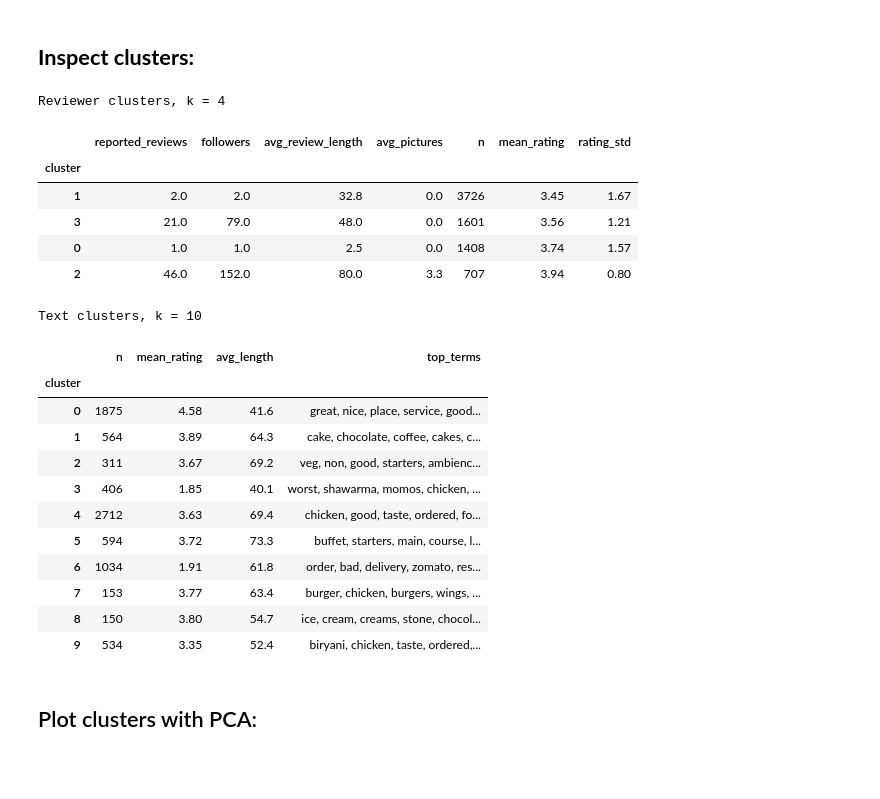
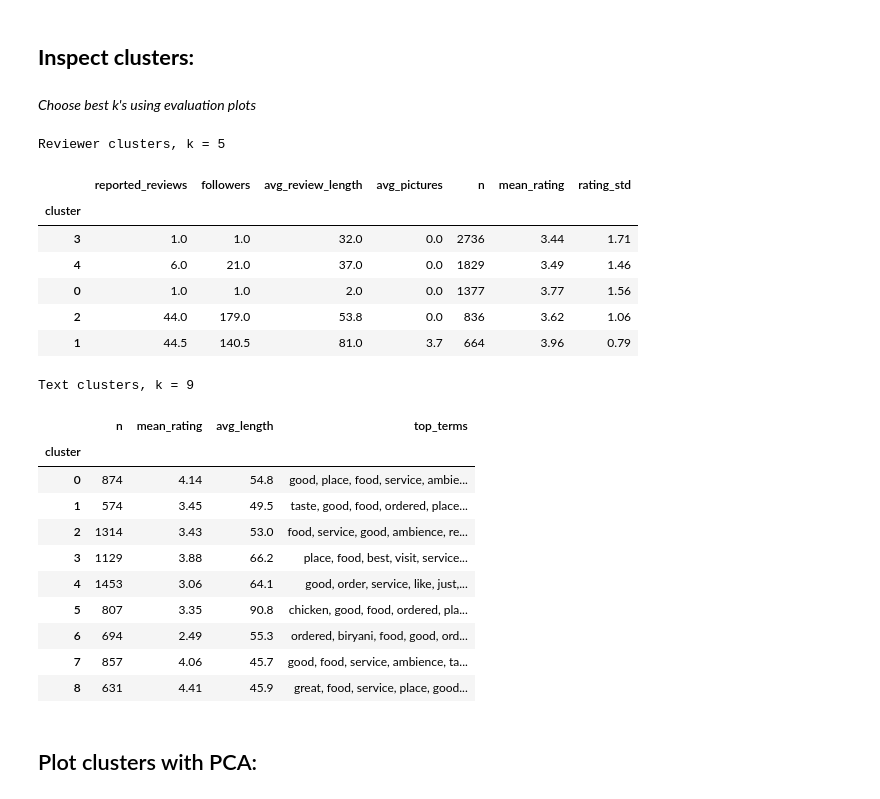
Before and after one commit to cdstrahm/data-mining-final-project, a Jupyter notebook: InitialClusteringExperiment.ipynb, the cells around one changed output. Saved outputs shown, nothing was run; the diff lists cells and outputs as text; code cells hidden in the pictures; blank space fills up the shorter version.

Commit message:
Use odd numbers for k's in `InitialClusteringExperiment.ipynb`

```diff
--- a/InitialClusteringExperiment.ipynb
+++ b/InitialClusteringExperiment.ipynb
@@ -233,6 +233,8 @@ k= 10:
 [figure]
 # %% [markdown]
 ## **Inspect clusters:**
+# %% [markdown]
+*Choose best k's using evaluation plots*
 # %%
 def profile_reviewers(k):
     """Median behavior per reviewer cluster, plus the rating stats we did NOT cluster on"""
@@ -259,35 +261,33 @@ def profile_text(k, top=10):
 pd.set_option('display.max_colwidth', None)
 pd.set_option('display.width', 200)
 # %%
-best_k_reviewers = ks[int(np.argmax(silhouettes_reviewers[1:])) + 1]  # best silhouette for k >= 3
-print("Reviewer clusters, k =", best_k_reviewers)
-profile_reviewers(best_k_reviewers)
+print("Reviewer clusters, k =", 5)
+profile_reviewers(5)
 # %% [output]
-Reviewer clusters, k = 4
+Reviewer clusters, k = 5
 |  | reported_reviews | followers | avg_review_length | avg_pictures | n | mean_rating | rating_std |
 | cluster |  |  |  |  |  |  |  |
-| 1 | 2.0 | 2.0 | 32.8 | 0.0 | 3726 | 3.45 | 1.67 |
-| 3 | 21.0 | 79.0 | 48.0 | 0.0 | 1601 | 3.56 | 1.21 |
-| 0 | 1.0 | 1.0 | 2.5 | 0.0 | 1408 | 3.74 | 1.57 |
-| 2 | 46.0 | 152.0 | 80.0 | 3.3 | 707 | 3.94 | 0.80 |
+| 3 | 1.0 | 1.0 | 32.0 | 0.0 | 2736 | 3.44 | 1.71 |
+| 4 | 6.0 | 21.0 | 37.0 | 0.0 | 1829 | 3.49 | 1.46 |
+| 0 | 1.0 | 1.0 | 2.0 | 0.0 | 1377 | 3.77 | 1.56 |
+| 2 | 44.0 | 179.0 | 53.8 | 0.0 | 836 | 3.62 | 1.06 |
+| 1 | 44.5 | 140.5 | 81.0 | 3.7 | 664 | 3.96 | 0.79 |
 # %%
-best_k_text = ks_text[int(np.argmax(silhouettes_text))]
-print("Text clusters, k =", best_k_text)
-profile_text(best_k_text)
+print("Text clusters, k =", 9)
+profile_text(9)
 # %% [output]
-Text clusters, k = 10
+Text clusters, k = 9
 |  | n | mean_rating | avg_length | top_terms |
 | cluster |  |  |  |  |
-| 0 | 1875 | 4.58 | 41.6 | great, nice, place, service, good... |
-| 1 | 564 | 3.89 | 64.3 | cake, chocolate, coffee, cakes, c... |
-| 2 | 311 | 3.67 | 69.2 | veg, non, good, starters, ambienc... |
-| 3 | 406 | 1.85 | 40.1 | worst, shawarma, momos, chicken, ... |
-| 4 | 2712 | 3.63 | 69.4 | chicken, good, taste, ordered, fo... |
-| 5 | 594 | 3.72 | 73.3 | buffet, starters, main, course, l... |
-| 6 | 1034 | 1.91 | 61.8 | order, bad, delivery, zomato, res... |
-| 7 | 153 | 3.77 | 63.4 | burger, chicken, burgers, wings, ... |
-| 8 | 150 | 3.80 | 54.7 | ice, cream, creams, stone, chocol... |
-| 9 | 534 | 3.35 | 52.4 | biryani, chicken, taste, ordered,... |
+| 0 | 874 | 4.14 | 54.8 | good, place, food, service, ambie... |
+| 1 | 574 | 3.45 | 49.5 | taste, good, food, ordered, place... |
+| 2 | 1314 | 3.43 | 53.0 | food, service, good, ambience, re... |
+| 3 | 1129 | 3.88 | 66.2 | place, food, best, visit, service... |
+| 4 | 1453 | 3.06 | 64.1 | good, order, service, like, just,... |
+| 5 | 807 | 3.35 | 90.8 | chicken, good, food, ordered, pla... |
+| 6 | 694 | 2.49 | 55.3 | ordered, biryani, food, good, ord... |
+| 7 | 857 | 4.06 | 45.7 | good, food, service, ambience, ta... |
+| 8 | 631 | 4.41 | 45.9 | great, food, service, place, good... |
 # %% [markdown]
 ## Plot clusters with PCA:
 # %%
```
Also changed, not shown: parts of 1 cell of this notebook.
